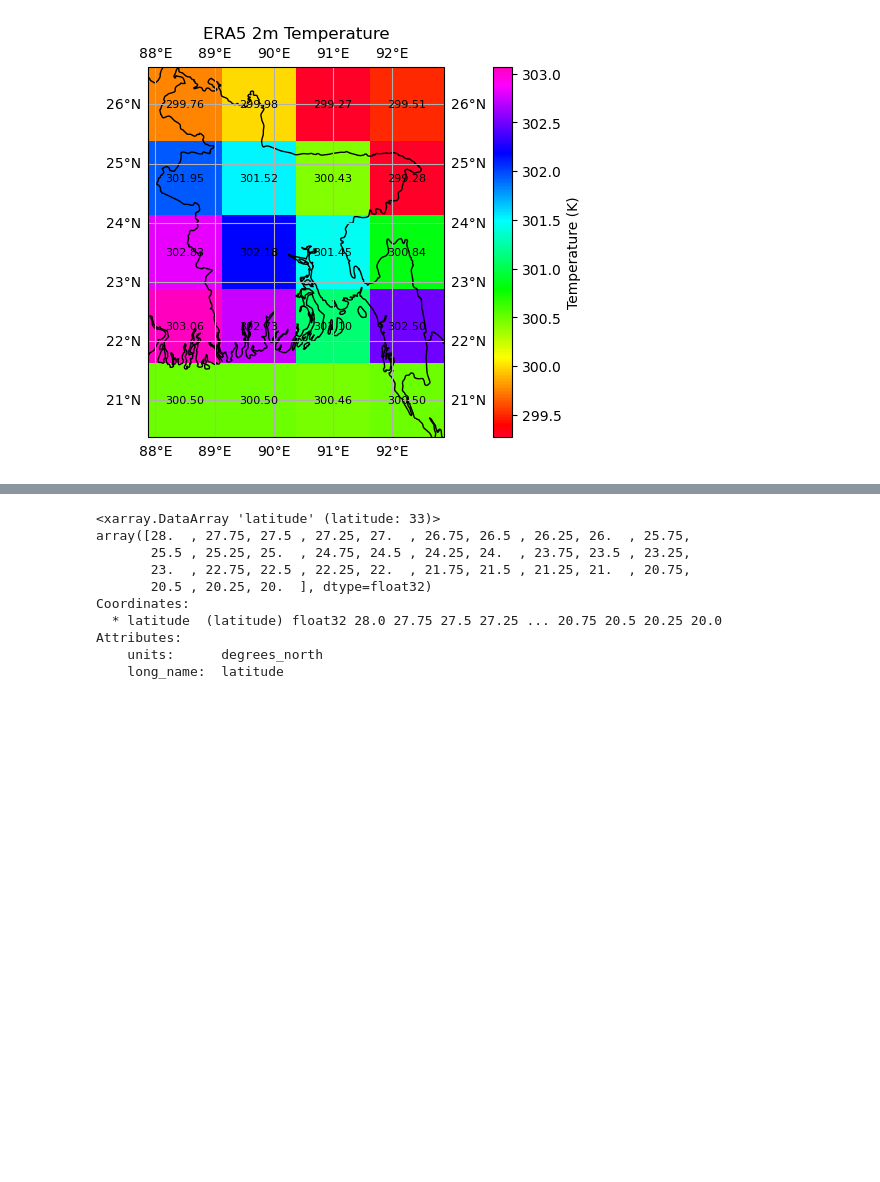
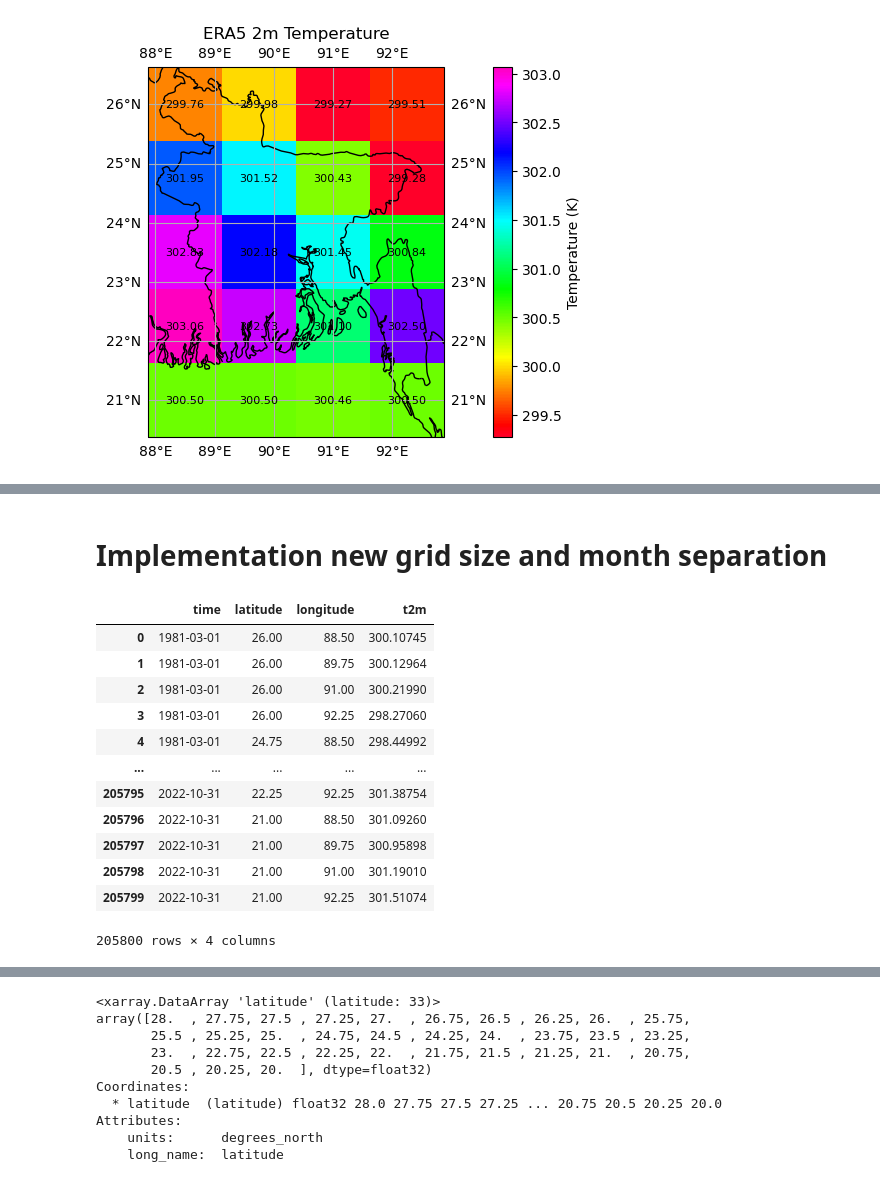
Before and after one commit to ti-sanjid/ML_HW, a Jupyter notebook: ERA 5 data /Exploring Codeds.ipynb, the cells around one changed output, grey strips where cells are left out. Drawn from its saved outputs; the diff is of its cells as text; code cells hidden in the pictures; blank space fills up the shorter version.

```diff
--- a/ERA 5 data /Exploring Codeds.ipynb
+++ b/ERA 5 data /Exploring Codeds.ipynb
@@ -748,0 +770,3 @@ plt.show()
+# %%
+ds=xr.open_dataset('/mnt/1A42C1DD42C1BE2F/MyProjects/ML_HEATWAVE/ERA 5 /Era5 Temperature/t2m_mxt_mnt.2021.nc')
+ds
@@ -748,0 +787,8 @@ plt.show()
+# %%
+# separating of specific months
+
+ds=ds.t2m.resample(time="D").mean()
+mamjjas = ds.sel(time=(ds['time.month'] >= 4) & (ds['time.month'] <= 7))
+# df=ds.to_dataframe()
+# df.reset_index()
+mamjjas
@@ -748,0 +813,2 @@ plt.show()
+# %% [markdown]
+# Implementation new grid size and month separation
@@ -748,0 +838,37 @@ plt.show()
+# %%
+import pandas as pd
+from glob import glob
+
+# Get a list of all CSV files in the directory
+#change
+csv_files = glob('/mnt/1A42C1DD42C1BE2F/MyProjects/ML_HEATWAVE/ERA 5 /Era5 Temperature/t2m csv files/*.csv')
+csv_files.sort()
+# Initialize an empty list to hold the DataFrames
+dfs = []
+
+# Loop through the list of files
+for csv_file in csv_files:
+    df = pd.read_csv(csv_file)
+    dfs.append(df)
+
+# Concatenate all DataFrames into one
+#change
+t2m_df = pd.concat(dfs, ignore_index=True)
+# t2m_df=t2m_df.drop('Unnamed: 0', axis=1)
+
+t2m_df
+# csv_files
+# %% [output]
+|  | time | latitude | longitude | t2m |
+| 0 | 1981-03-01 | 26.00 | 88.50 | 300.10745 |
+| 1 | 1981-03-01 | 26.00 | 89.75 | 300.12964 |
+| 2 | 1981-03-01 | 26.00 | 91.00 | 300.21990 |
+| 3 | 1981-03-01 | 26.00 | 92.25 | 298.27060 |
+| 4 | 1981-03-01 | 24.75 | 88.50 | 298.44992 |
+| ... | ... | ... | ... | ... |
+| 205795 | 2022-10-31 | 22.25 | 92.25 | 301.38754 |
+| 205796 | 2022-10-31 | 21.00 | 88.50 | 301.09260 |
+| 205797 | 2022-10-31 | 21.00 | 89.75 | 300.95898 |
+| 205798 | 2022-10-31 | 21.00 | 91.00 | 301.19010 |
+| 205799 | 2022-10-31 | 21.00 | 92.25 | 301.51074 |
+205800 rows × 4 columns
```
Also changed, not shown: parts of 21 cells of this notebook, 6 other files.
